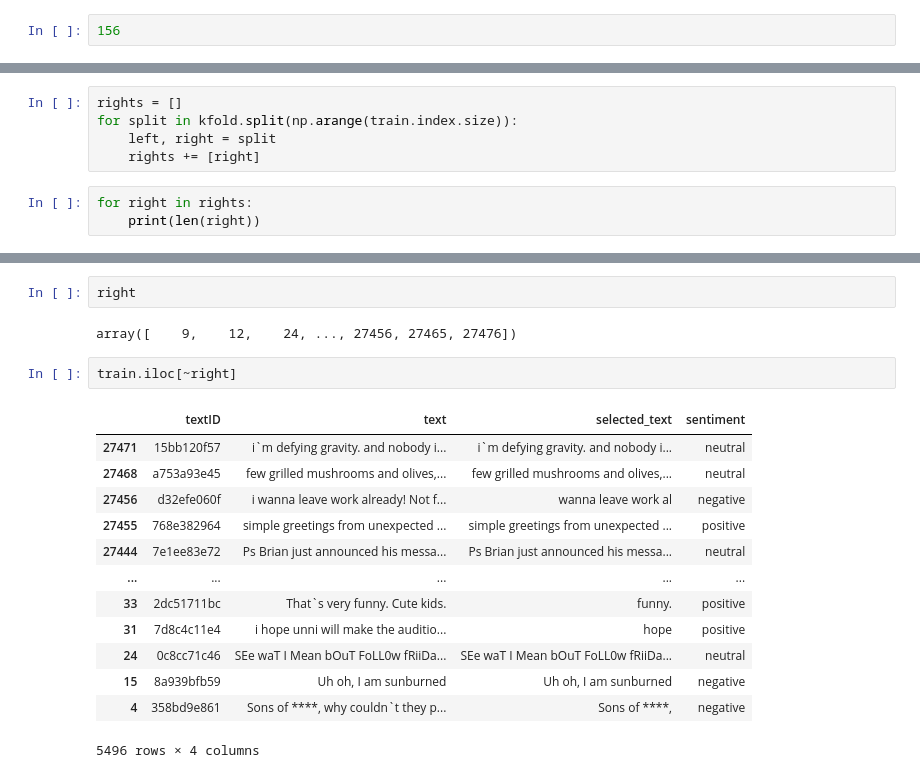
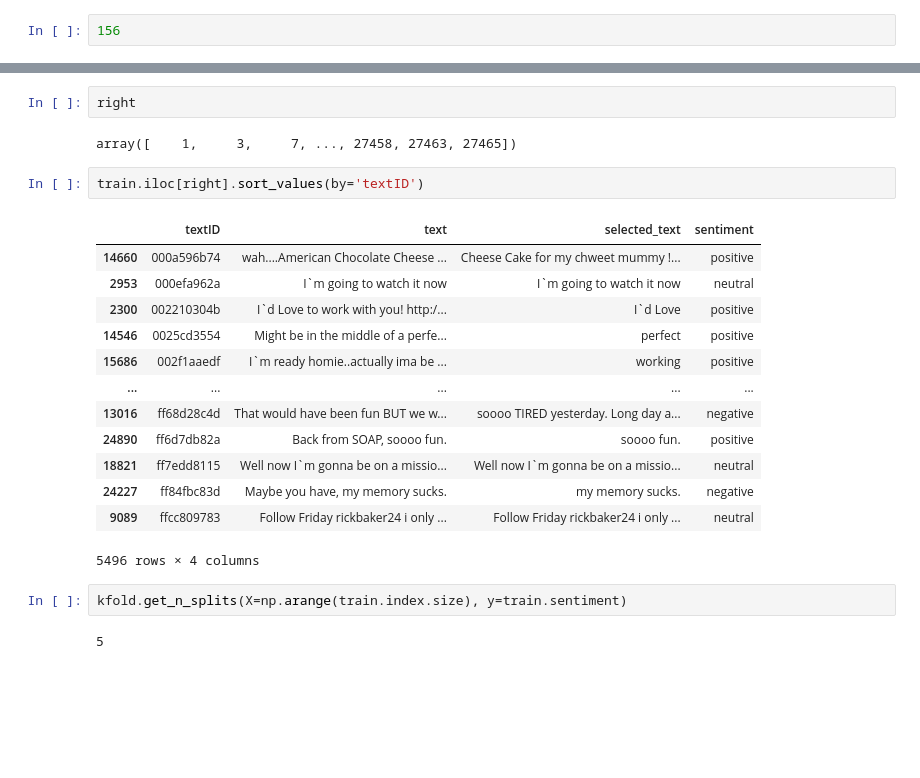
Before and after one commit to meetashok/kaggle, a Jupyter notebook: tweet-sentiment-extraction/notebooks/03-bert-model.ipynb, the cells around one changed output, grey strips where cells are left out. Saved outputs shown, nothing was run; the diff lists cells and outputs as text; blank space fills up the shorter version.

Commit message:
kfolds

```diff
--- a/tweet-sentiment-extraction/notebooks/03-bert-model.ipynb
+++ b/tweet-sentiment-extraction/notebooks/03-bert-model.ipynb
@@ -486,8 +493,0 @@ kfold.get_n_splits(X=np.arange(train.shape[0]), y=train.sentiment)
-# %%
-rights = []
-for split in kfold.split(np.arange(train.index.size)):
-    left, right = split
-    rights += [right]
-# %%
-for right in rights:
-    print(len(right))
@@ -500,20 +534,24 @@ for right in rights:
 # %%
 right
 # %% [output]
-array([    9,    12,    24, ..., 27456, 27465, 27476])
+array([    1,     3,     7, ..., 27458, 27463, 27465])
 # %%
-train.iloc[~right]
+train.iloc[right].sort_values(by='textID')
 # %% [output]
 |  | textID | text | selected_text | sentiment |
-| 27471 | 15bb120f57 | i`m defying gravity. and nobody i... | i`m defying gravity. and nobody i... | neutral |
-| 27468 | a753a93e45 | few grilled mushrooms and olives,... | few grilled mushrooms and olives,... | neutral |
-| 27456 | d32efe060f | i wanna leave work already! Not f... | wanna leave work al | negative |
-| 27455 | 768e382964 | simple greetings from unexpected ... | simple greetings from unexpected ... | positive |
-| 27444 | 7e1ee83e72 | Ps Brian just announced his messa... | Ps Brian just announced his messa... | neutral |
+| 14660 | 000a596b74 | wah....American Chocolate Cheese ... | Cheese Cake for my chweet mummy !... | positive |
+| 2953 | 000efa962a | I`m going to watch it now | I`m going to watch it now | neutral |
+| 2300 | 002210304b | I`d Love to work with you! http:/... | I`d Love | positive |
+| 14546 | 0025cd3554 | Might be in the middle of a perfe... | perfect | positive |
+| 15686 | 002f1aaedf | I`m ready homie..actually ima be ... | working | positive |
 | ... | ... | ... | ... | ... |
-| 33 | 2dc51711bc | That`s very funny. Cute kids. | funny. | positive |
-| 31 | 7d8c4c11e4 | i hope unni will make the auditio... | hope | positive |
-| 24 | 0c8cc71c46 | SEe waT I Mean bOuT FoLL0w fRiiDa... | SEe waT I Mean bOuT FoLL0w fRiiDa... | neutral |
-| 15 | 8a939bfb59 | Uh oh, I am sunburned | Uh oh, I am sunburned | negative |
-| 4 | 358bd9e861 | Sons of ****, why couldn`t they p... | Sons of ****, | negative |
+| 13016 | ff68d28c4d | That would have been fun BUT we w... | soooo TIRED yesterday. Long day a... | negative |
+| 24890 | ff6d7db82a | Back from SOAP, soooo fun. | soooo fun. | positive |
+| 18821 | ff7edd8115 | Well now I`m gonna be on a missio... | Well now I`m gonna be on a missio... | neutral |
+| 24227 | ff84fbc83d | Maybe you have, my memory sucks. | my memory sucks. | negative |
+| 9089 | ffcc809783 | Follow Friday rickbaker24 i only ... | Follow Friday rickbaker24 i only ... | neutral |
 5496 rows × 4 columns
+# %%
+kfold.get_n_splits(X=np.arange(train.index.size), y=train.sentiment)
+# %% [output]
+5
```
Also changed, not shown: parts of 9 cells of this notebook, 5 other files.
